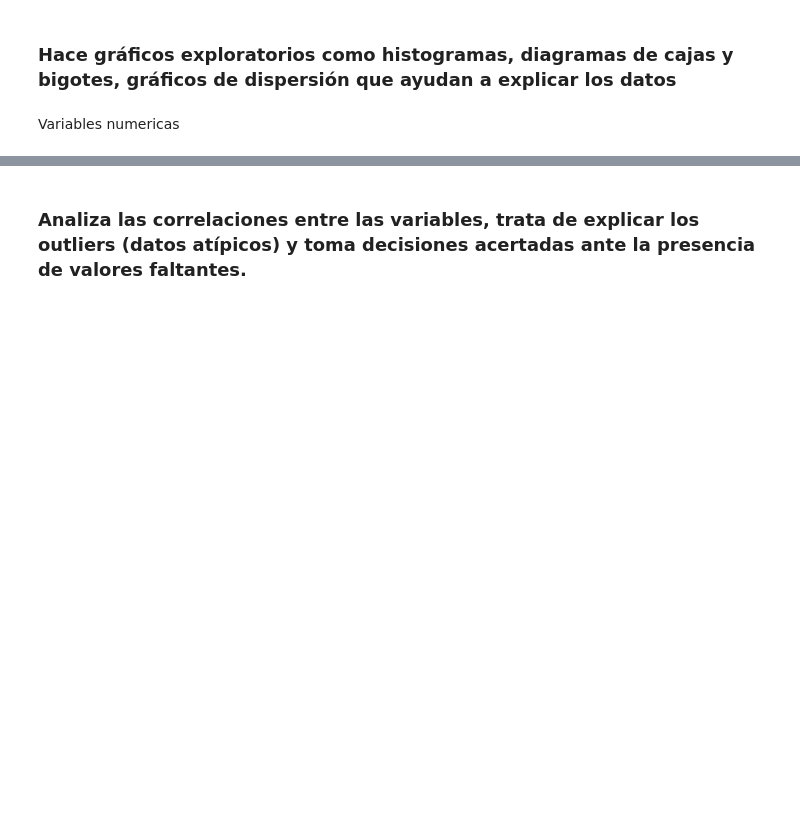
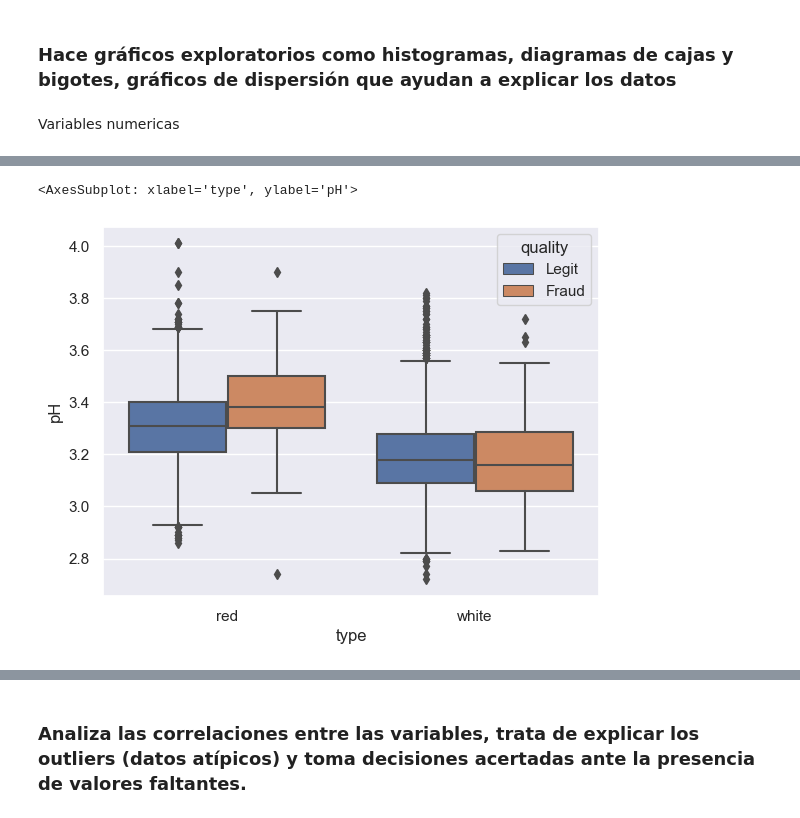
Before and after one commit to Diego-CB/HT3-Mineria, a Jupyter notebook: Exploracion de datos.ipynb, the cells around one changed output, grey strips where cells are left out. Drawn from its saved outputs; the diff is of its cells as text; code cells hidden in the pictures; blank space fills up the shorter version.

```diff
--- a/Exploracion de datos.ipynb
+++ b/Exploracion de datos.ipynb
@@ -79,0 +138,7 @@ Outlier Analysis - Boxplot
+# %%
+# Diagrama de caja que compara el pH de los vinos con el vino fraudulento y no fraudulentos
+
+sns.boxplot(x='type', y='pH', hue='quality', data=data)
+# %% [output]
+<AxesSubplot: xlabel='type', ylabel='pH'>
+[figure, added]
```
Also changed, not shown: parts of 16 cells of this notebook, 2 other files.
